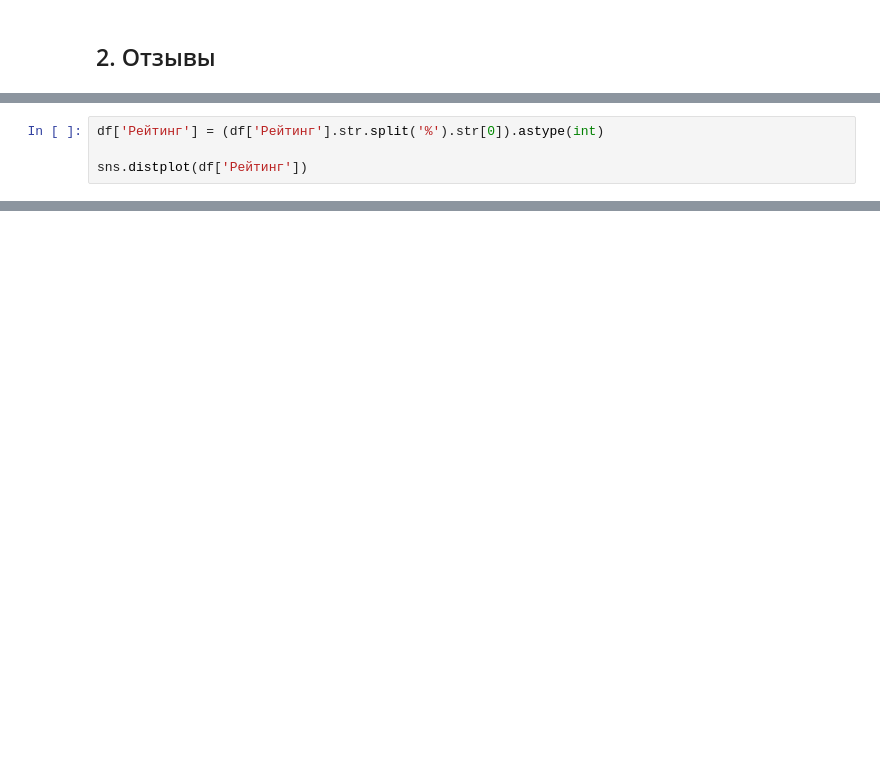
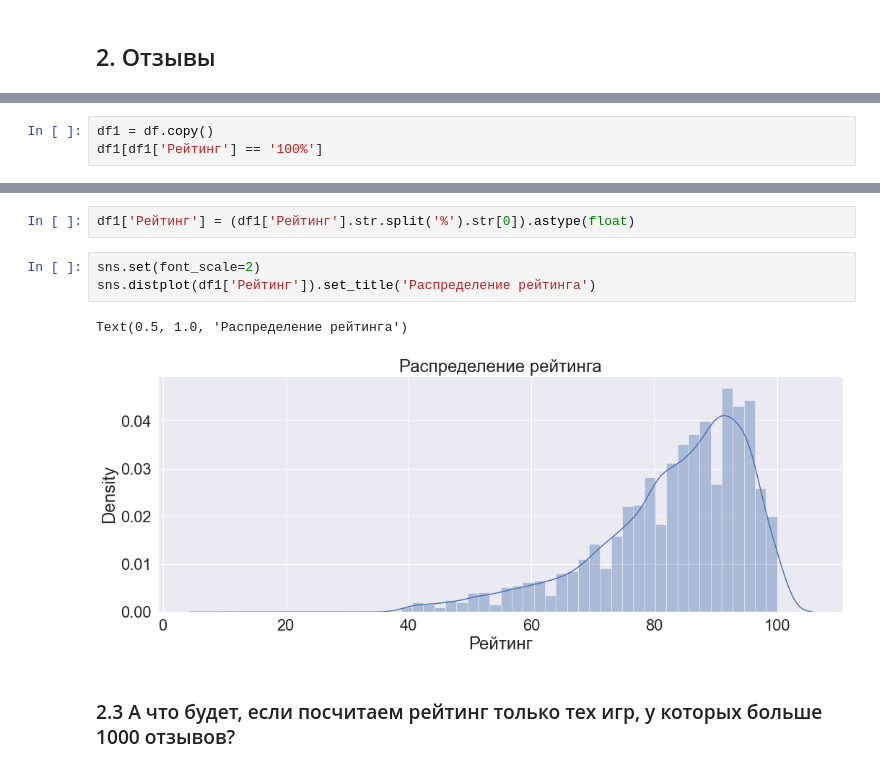
Before and after one commit to ladaegorova18/Data_Analysis, a Jupyter notebook: Project/Project.ipynb, the cells around one changed output, grey strips where cells are left out. Saved outputs shown, nothing was run; the diff lists cells and outputs as text; blank space fills up the shorter version.

```diff
--- a/Project/Project.ipynb
+++ b/Project/Project.ipynb
@@ -161,4 +231,3 @@ df.sort_values(by = 'Рейтинг', ascending = False).head(20)
 # %%
-df['Рейтинг'] = (df['Рейтинг'].str.split('%').str[0]).astype(int)
-
-sns.distplot(df['Рейтинг'])
+df1 = df.copy()
+df1[df1['Рейтинг'] == '100%']
@@ -164,0 +248,10 @@ sns.distplot(df['Рейтинг'])
+# %%
+df1['Рейтинг'] = (df1['Рейтинг'].str.split('%').str[0]).astype(float)
+# %%
+sns.set(font_scale=2)
+sns.distplot(df1['Рейтинг']).set_title('Распределение рейтинга')
+# %% [output]
+Text(0.5, 1.0, 'Распределение рейтинга')
+[figure, added]
+# %% [markdown]
+### 2.3 А что будет, если посчитаем рейтинг только тех игр, у которых больше 1000 отзывов?
```
Also changed, not shown: parts of 37 cells of this notebook, 1 other file.
